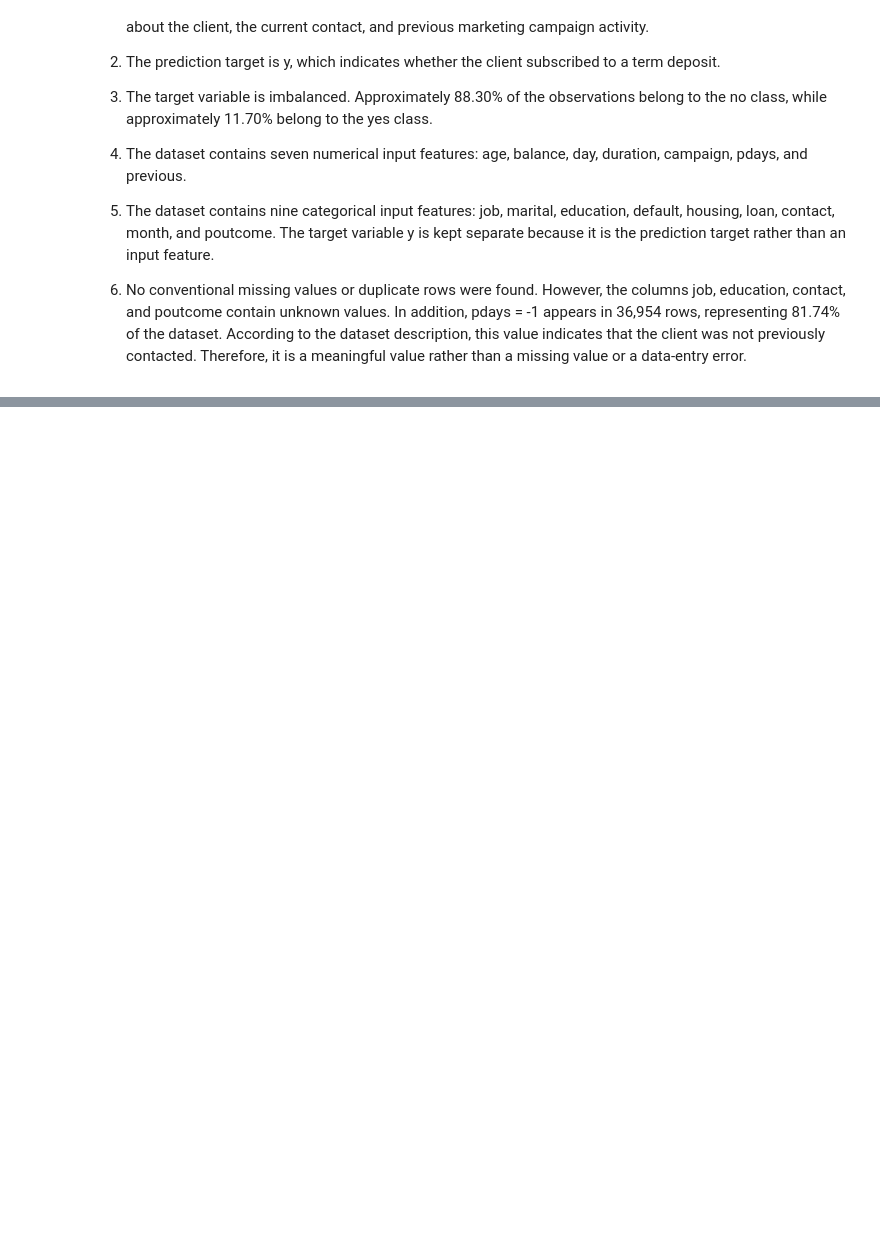
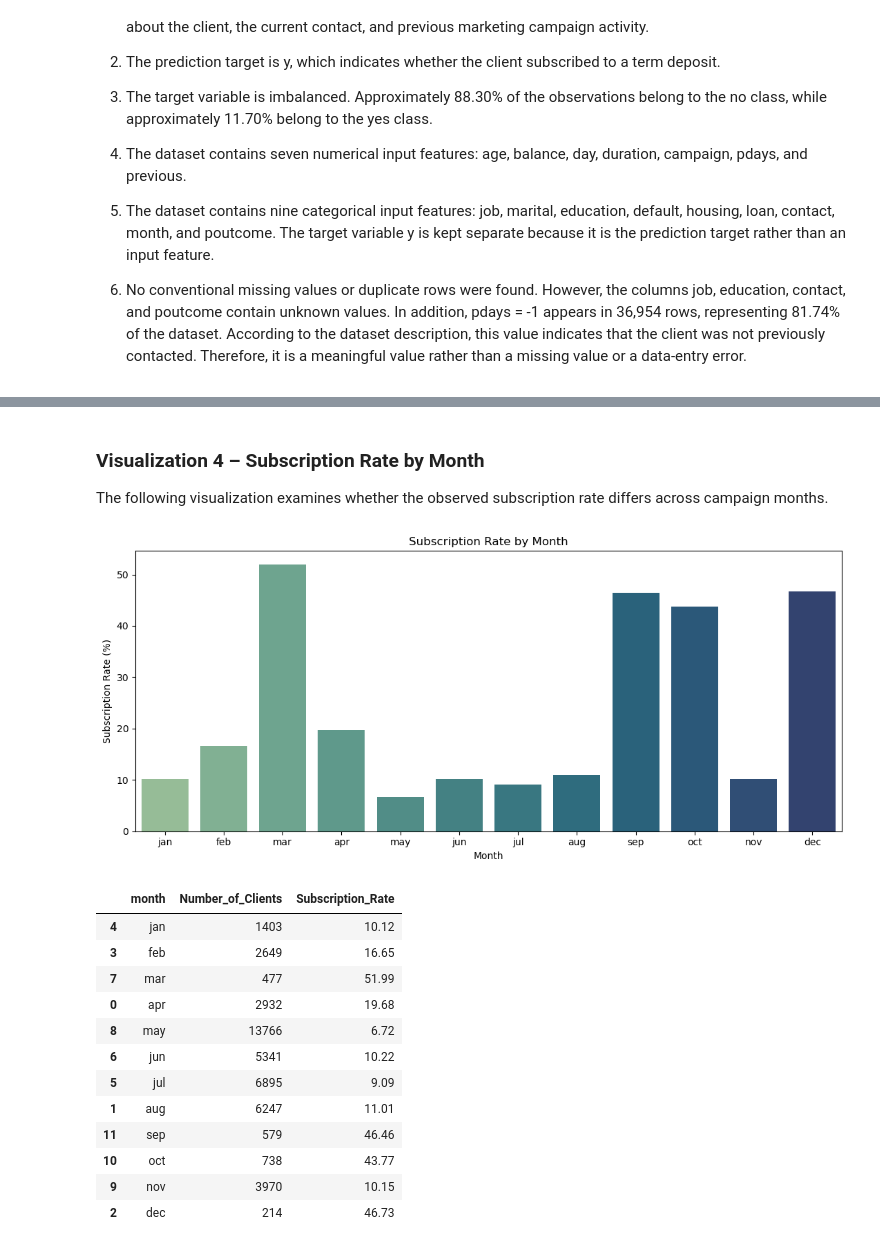
Before and after one commit to liadagon/Applied_Artificial_Intelligence, a Jupyter notebook: FinalProjectAppliedAI.ipynb, the cells around one changed output, grey strips where cells are left out. Drawn from its saved outputs; the diff is of its cells as text; code cells hidden in the pictures; blank space fills up the shorter version.

```diff
--- a/FinalProjectAppliedAI.ipynb
+++ b/FinalProjectAppliedAI.ipynb
@@ -185,0 +418,62 @@ The target variable is imbalanced. Approximately 88.30% of the observations belo
+# %% [markdown]
+### Visualization 4 – Subscription Rate by Month
+
+The following visualization examines whether the observed subscription rate differs across campaign months.
+# %%
+month_order = [
+    "jan", "feb", "mar", "apr", "may", "jun",
+    "jul", "aug", "sep", "oct", "nov", "dec"
+]
+
+month_subscription = (
+    df.assign(subscribed=(df["y"] == "yes").astype(int))
+      .groupby("month", as_index=False)
+      .agg(
+          Number_of_Clients=("subscribed", "size"),
+          Subscription_Rate=("subscribed", "mean")
+      )
+)
+
+month_subscription["Subscription_Rate"] *= 100
+
+month_subscription["month"] = pd.Categorical(
+    month_subscription["month"],
+    categories=month_order,
+    ordered=True
+)
+
+month_subscription = month_subscription.sort_values("month")
+
+plt.figure(figsize=(11, 5))
+
+sns.barplot(
+    data=month_subscription,
+    x="month",
+    y="Subscription_Rate",
+    hue="month",
+    palette="crest",
+    legend=False
+)
+
+plt.title("Subscription Rate by Month")
+plt.xlabel("Month")
+plt.ylabel("Subscription Rate (%)")
+plt.tight_layout()
+plt.show()
+
+display(month_subscription.round(2))
+# %% [output]
+[figure, added]
+|  | month | Number_of_Clients | Subscription_Rate |
+| 4 | jan | 1403 | 10.12 |
+| 3 | feb | 2649 | 16.65 |
+| 7 | mar | 477 | 51.99 |
+| 0 | apr | 2932 | 19.68 |
+| 8 | may | 13766 | 6.72 |
+| 6 | jun | 5341 | 10.22 |
+| 5 | jul | 6895 | 9.09 |
+| 1 | aug | 6247 | 11.01 |
+| 11 | sep | 579 | 46.46 |
+| 10 | oct | 738 | 43.77 |
+| 9 | nov | 3970 | 10.15 |
+| 2 | dec | 214 | 46.73 |
```
Also changed, not shown: parts of 22 cells of this notebook.
